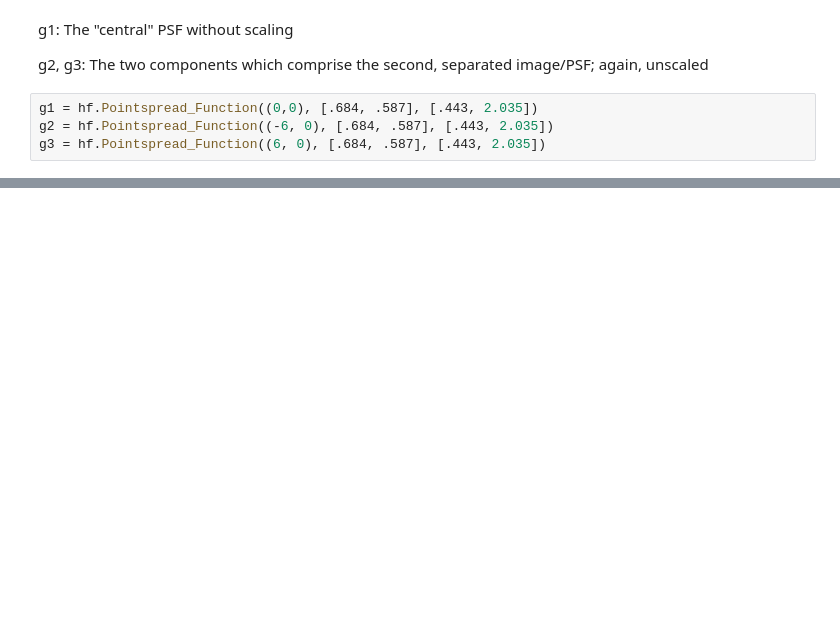
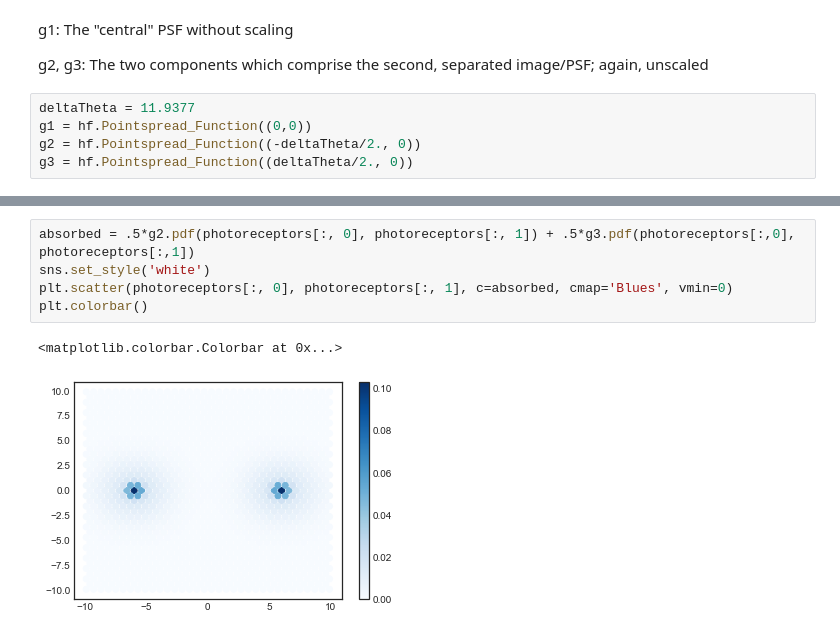
Before and after one commit to WinawerLab/vis-mod-course, a Jupyter notebook: Geisler1984/Geisler1984.ipynb, the cells around one changed output, grey strips where cells are left out. Saved outputs shown, nothing was run; the diff lists cells and outputs as text; blank space fills up the shorter version.

```diff
--- a/Geisler1984/Geisler1984.ipynb
+++ b/Geisler1984/Geisler1984.ipynb
@@ -252,8 +252,9 @@ g1: The "central" PSF without scaling
 
 g2, g3: The two components which comprise the second, separated image/PSF; again, unscaled
 # %%
-g1 = hf.Pointspread_Function((0,0), [.684, .587], [.443, 2.035])
-g2 = hf.Pointspread_Function((-6, 0), [.684, .587], [.443, 2.035])
-g3 = hf.Pointspread_Function((6, 0), [.684, .587], [.443, 2.035])
+deltaTheta = 11.9377
+g1 = hf.Pointspread_Function((0,0))
+g2 = hf.Pointspread_Function((-deltaTheta/2., 0))
+g3 = hf.Pointspread_Function((deltaTheta/2., 0))
 # %%
 absorbed = g1.pdf(photoreceptors[:, 0], photoreceptors[:, 1]);
@@ -263,0 +267,8 @@ plt.scatter(photoreceptors[:, 0], photoreceptors[:, 1], c=absorbed, cmap='viridi
+# %%
+absorbed = .5*g2.pdf(photoreceptors[:, 0], photoreceptors[:, 1]) + .5*g3.pdf(photoreceptors[:,0], photoreceptors[:,1])
+sns.set_style('white')
+plt.scatter(photoreceptors[:, 0], photoreceptors[:, 1], c=absorbed, cmap='Blues', vmin=0)
+plt.colorbar()
+# %% [output]
+<matplotlib.colorbar.Colorbar at 0x...>
+[figure, added]
```
Also changed, not shown: parts of 6 cells of this notebook, 1 other file.
